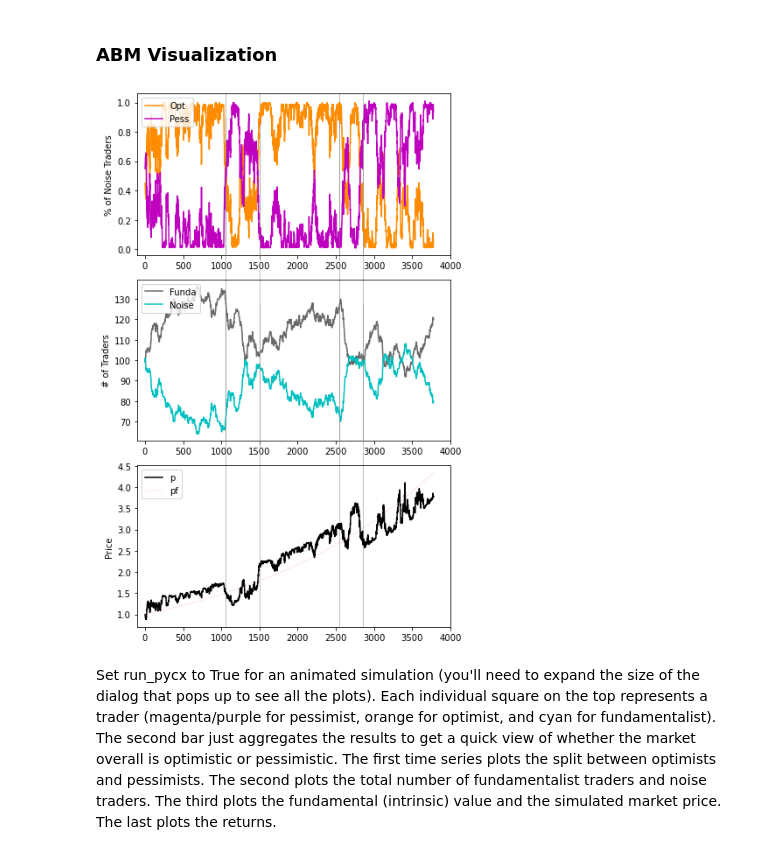
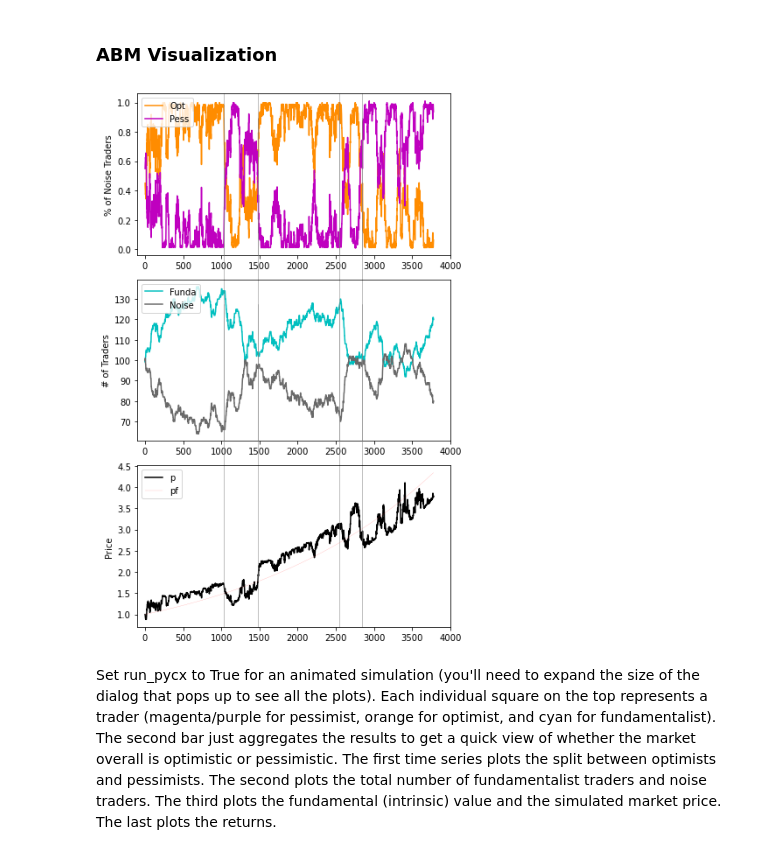
Before and after one commit to ssie-projects/ssie523-abm-markets, a Jupyter notebook: research/MarketABM.ipynb, the cells around one changed output. Saved outputs shown, nothing was run; the diff lists cells and outputs as text; code cells hidden in the pictures.

```diff
--- a/research/MarketABM.ipynb
+++ b/research/MarketABM.ipynb
@@ -362,15 +362,16 @@ def update():
         shock = p * b * (Nc * Tc * x) * Dt
         np = p + drift + shock
 
-    p_o = nu1*Dt*Np/Nc      # probability that optimist switches to pessimist
-    p_p = nu1*Dt*No/Nc      # probability that pessimist switches to optimist
+    p_op = nu1*Dt*Np/Nc      # probability that optimist switches to pessimist
+    p_po = nu1*Dt*No/Nc      # probability that pessimist switches to optimist
 
-    optim = binomial(1, 1 - p_o, N)    # 1 - p_o is probability of staying an optimist
-    pessim = binomial(1, p_p, N)       # p_p is probability of switching to optimist
+    optim = binomial(1, 1 - p_op, N)    # 1 - p_o is probability of staying an optimist
+    pessim = binomial(1, p_po, N)       # p_p is probability of switching to optimist
 
     rho = abs(p-pf)/pf
     p_fc = nu2*Dt*exp(-alpha*rho)       # probability that fundamentalist switches to noise
     p_cf = nu2*Dt*(1 - exp(-alpha*rho)) # probability that noise switches to fundamentalist
+
     funda = binomial(1, p_cf, N)        # p_cf is probability of switching to fundamentalist
     noise = binomial(1, p_fc, N)        # p_fc is probability of switching to noise
 
@@ -632,51 +636,41 @@ initialize()
 while t < T:
     update()
 
 fig = plt.figure(figsize=[6,9])
 ax1 = plt.subplot(3, 1, 1)
 plot([x/y for x,y in zip(Novec, Ncvec)], 'darkorange', label='Opt')
 plot([x/y for x,y in zip(Npvec, Ncvec)], 'm', label='Pess')
 ylabel('% of Noise Traders')
 plt.xlim(-100,4000)
 legend(loc ='upper left')
 
 ax2 = plt.subplot(3, 1, 2)
-plot(Nfvec, 'dimgray', label='Funda')
-plot(Ncvec, 'c', label='Noise')
+plot(Nfvec, 'c', label='Funda')
+plot(Ncvec, 'dimgray', label='Noise')
 ylabel('# of Traders')
 plt.xlim(-100,4000)
 legend(loc ='upper left')
 
 ax3 = plt.subplot(3, 1, 3)
 plot(pvec, 'k',label='p')
 plot(pfvec, 'r', label='pf', linewidth=0.1)
 ylabel('Price')
 plt.xlim(-100,4000)
 legend(loc ='upper left')
 
-ax1.axvline(x=1050,ymin=0,ymax=1,c='gray', linewidth=0.5, zorder=0, clip_on=False)
-ax2.axvline(x=1050,ymin=0,ymax=2,c='gray', linewidth=0.5, zorder=0, clip_on=False)
-ax3.axvline(x=1050,ymin=0,ymax=2,c='gray', linewidth=0.5, zorder=0, clip_on=False)
-
-ax1.axvline(x=1500,ymin=0,ymax=1,c='gray', linewidth=0.5, zorder=0, clip_on=False)
-ax2.axvline(x=1500,ymin=0,ymax=2,c='gray', linewidth=0.5, zorder=0, clip_on=False)
-ax3.axvline(x=1500,ymin=0,ymax=2,c='gray', linewidth=0.5, zorder=0, clip_on=False)
-
-ax1.axvline(x=2550,ymin=0,ymax=1,c='gray', linewidth=0.5, zorder=0, clip_on=False)
-ax2.axvline(x=2550,ymin=0,ymax=2,c='gray', linewidth=0.5, zorder=0, clip_on=False)
-ax3.axvline(x=2550,ymin=0,ymax=2,c='gray', linewidth=0.5, zorder=0, clip_on=False)
-
-ax1.axvline(x=2850,ymin=0,ymax=1,c='gray', linewidth=0.5, zorder=0, clip_on=False)
-ax2.axvline(x=2850,ymin=0,ymax=2,c='gray', linewidth=0.5, zorder=0, clip_on=False)
-ax3.axvline(x=2850,ymin=0,ymax=2,c='gray', linewidth=0.5, zorder=0, clip_on=False)
+x_pts = [1030, 1480, 2550, 2840]
+for xi in x_pts:
+    ax1.axvline(x=xi, ymin=0, ymax=1,c='gray', linewidth=0.5, clip_on=False)
+    ax2.axvline(x=xi, ymin=0, ymax=2,c='gray', linewidth=0.5, clip_on=False)
+    ax3.axvline(x=xi, ymin=0, ymax=2,c='gray', linewidth=0.5, clip_on=False)
 
 fig.tight_layout()
 
 plt.savefig('abm_visual.png', dpi=300)
 
 show()
 # %% [output]
-[figure, old version]
+[figure, new version]
 # %% [markdown]
 Set run_pycx to True for an animated simulation (you'll need to expand the size of the dialog that pops up to see all the plots). Each individual square on the top represents a trader (magenta/purple for pessimist, orange for optimist, and cyan for fundamentalist). The second bar just aggregates the results to get a quick view of whether the market overall is optimistic or pessimistic. The first time series plots the split between optimists and pessimists. The second plots the total number of fundamentalist traders and noise traders. The third plots the fundamental (intrinsic) value and the simulated market price. The last plots the returns.
 # %%
```
Also changed, not shown: parts of 3 cells of this notebook, 5 other files.
